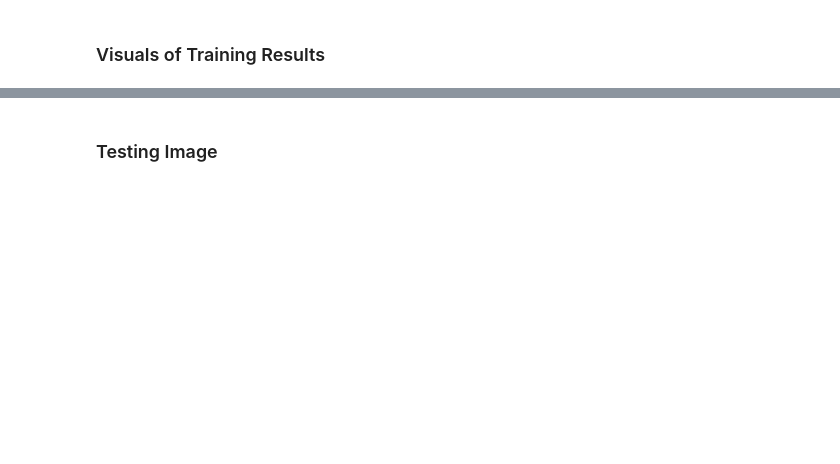
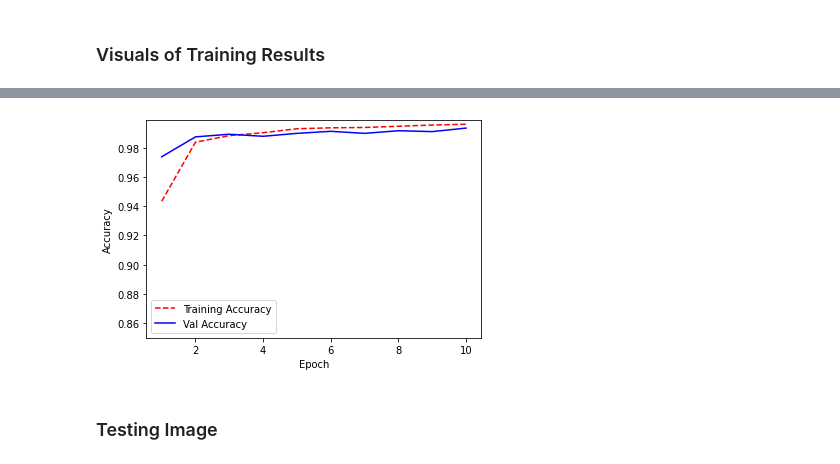
Before and after one commit to sankalp-srivastava/Handwritten-digit-recognition, a Jupyter notebook: Handwritten_Digit_Recogniton.ipynb, the cells around one changed output, grey strips where cells are left out. Saved outputs shown, nothing was run; the diff lists cells and outputs as text; code cells hidden in the pictures; blank space fills up the shorter version.

```diff
--- a/Handwritten_Digit_Recogniton.ipynb
+++ b/Handwritten_Digit_Recogniton.ipynb
@@ -115,3 +141,21 @@ Text(0.5, 1.0, 'Training Accuracy and Loss')
+# %%
+training_accuracy = history.history['accuracy']
+val_accuracy = history.history['val_accuracy']
+
+# Create count of the number of epochs
+epoch_count = range(1, len(training_accuracy) + 1)
+
+# Visualize loss history
+
+plt.plot(epoch_count, training_accuracy, 'r--')
+plt.plot(epoch_count, val_accuracy, 'b-')
+plt.legend(['Training Accuracy', 'Val Accuracy'])
+plt.xlabel('Epoch')
+plt.ylabel('Accuracy')
+plt.ylim(ymin=0.85)
+plt.show();
+# %% [output]
+[figure, added]
 # %% [markdown]
 ### Testing Image
 # %%
```
Also changed, not shown: parts of 15 cells of this notebook.
